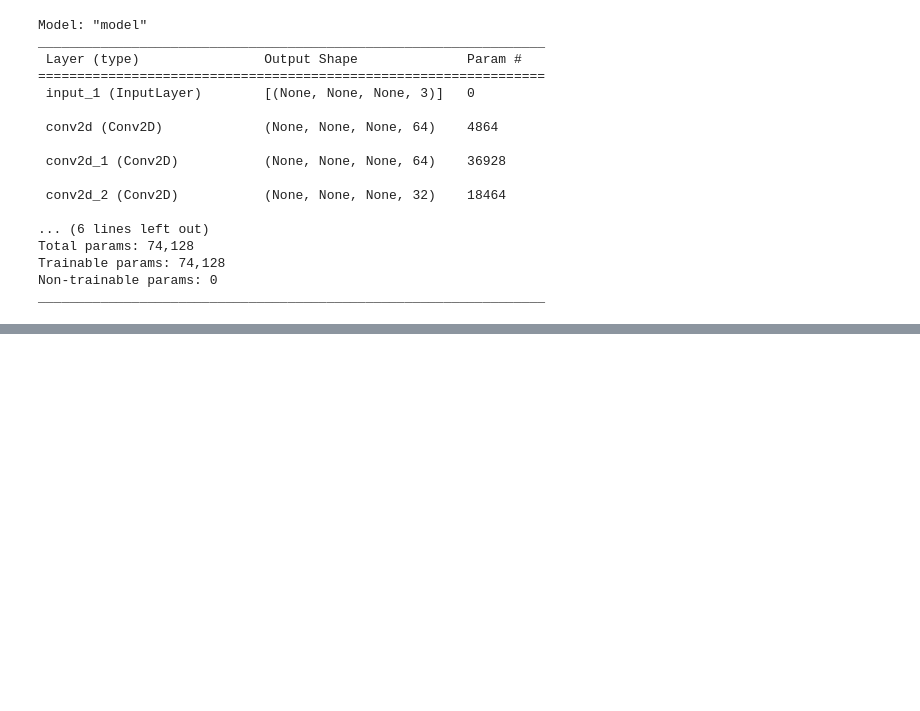
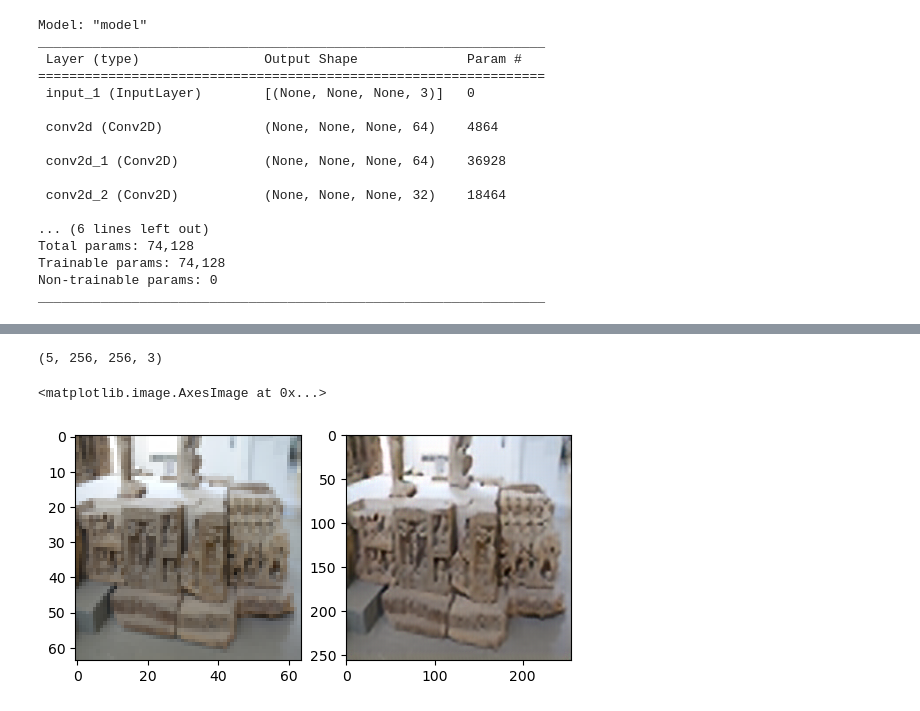
Before and after one commit to realshaktigupta/ML-Projects, a Jupyter notebook: image-super-resolution.ipynb, the cells around one changed output, grey strips where cells are left out. Saved outputs shown, nothing was run; the diff lists cells and outputs as text; code cells hidden in the pictures; blank space fills up the shorter version.

```diff
--- a/image-super-resolution.ipynb
+++ b/image-super-resolution.ipynb
@@ -137,11 +138,11 @@ Text(0.5, 1.0, 'Downsampled image(Left) and High-res image(Right)')
 # %%
 def dataset_preparation(generator,output_shapes=([None, None, 3],[None, None, 3]),
                         output_types=(x.dtype,y.dtype),shuffle=False,batch_size=16,prefetch_size=10):
-    dataset=tf.data.Dataset.from_generator(generator,output_shapes=output_shapes,output_types=output_types).batch(batch_size)
+    dataset=tf.data.Dataset.from_generator(generator,output_shapes=output_shapes,output_types=output_types).batch(8)
+    if(shuffle==True):
+        dataset=dataset.shuffle(len(generator)+1,reshuffle_each_iteration=True)
     dataset=dataset.prefetch(prefetch_size)
     dataset=dataset.cache()
-    if(shuffle==True):
-        dataset=dataset.shuffle(len(generator)+1,reshuffle_each_iteration=True)
     return dataset
 # %%
 train_ds=dataset_preparation(train_generator,shuffle=True)
@@ -305,0 +307,3 @@ Epoch 300/300
+# %%
+model=tf.keras.models.load_model('/kaggle/working/model_1.h5',compile=False)
+predictions=model.predict(test_ds)
@@ -305,0 +312,15 @@ Epoch 300/300
+# %%
+predictions.shape
+# %% [output]
+(5, 256, 256, 3)
+# %%
+# for i in range(len(predictions)):
+prediction=predictions[3]
+x,y=test_generator[3]
+plt.subplot(1,2,1)
+plt.imshow(x)
+plt.subplot(1,2,2)
+plt.imshow(prediction)
+# %% [output]
+<matplotlib.image.AxesImage at 0x...>
+[figure, added]
```
Also changed, not shown: parts of 9 cells of this notebook.
